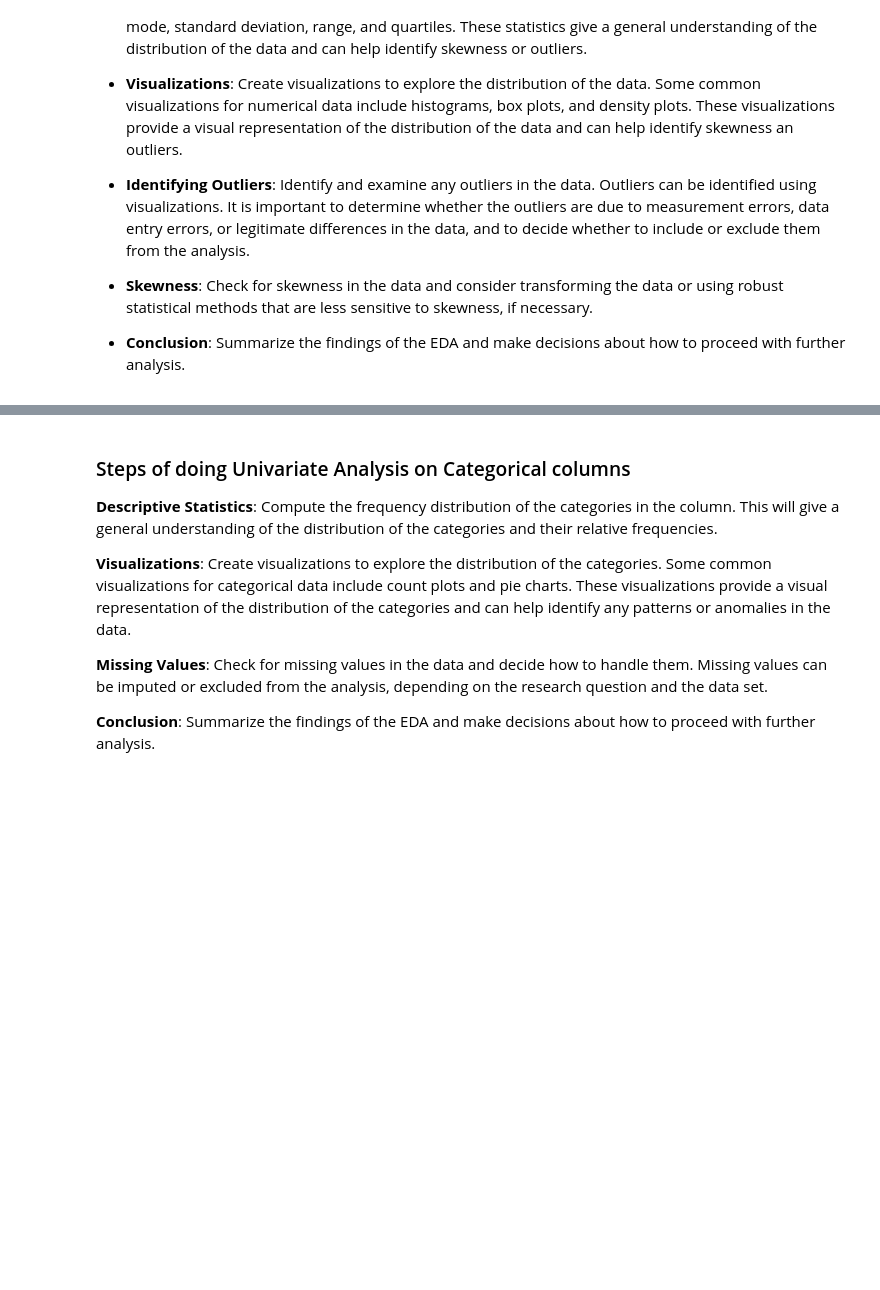
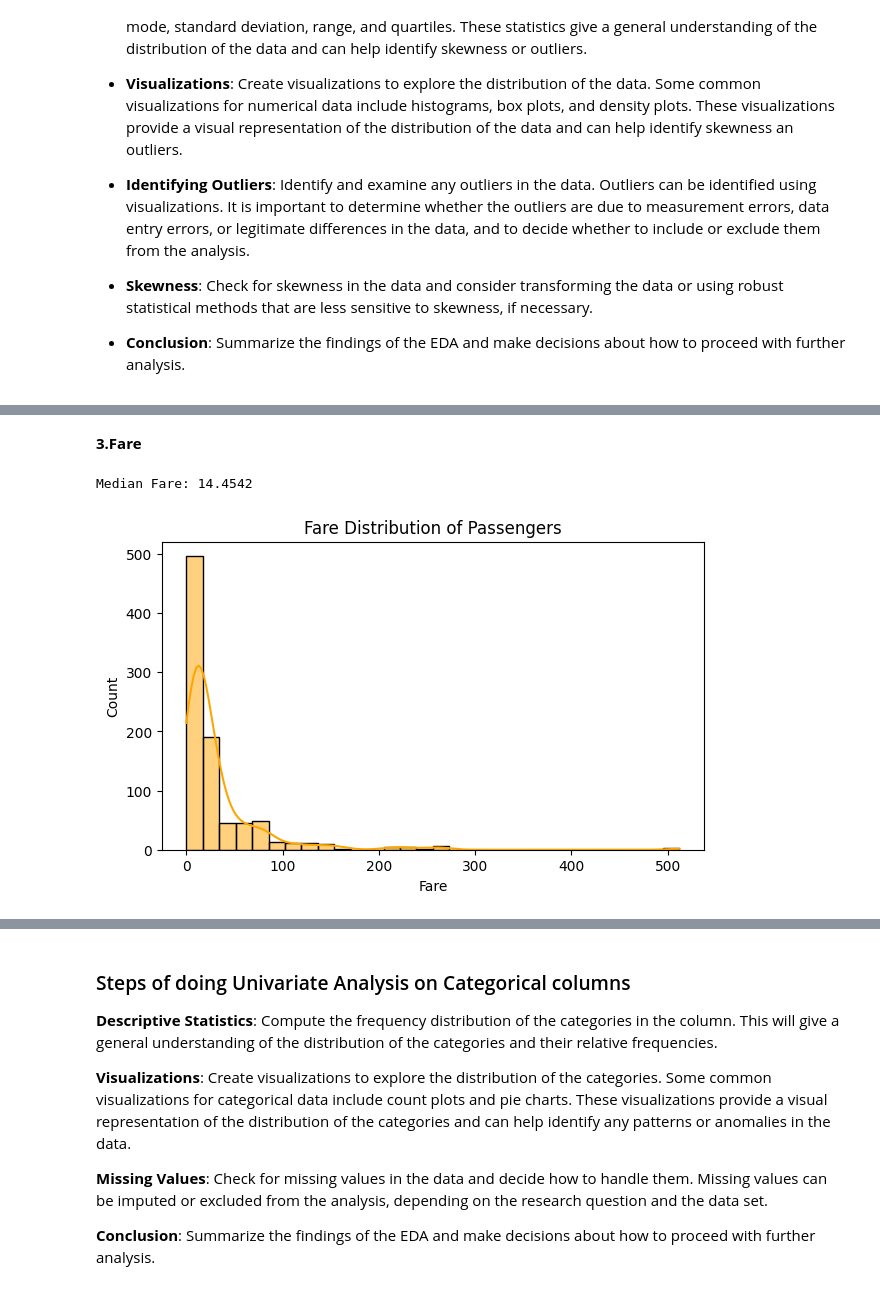
Before and after one commit to Aman-sys-ui/EDA, a Jupyter notebook: Titanic/EDA_Titanic.ipynb, the cells around one changed output, grey strips where cells are left out. Saved outputs shown, nothing was run; the diff lists cells and outputs as text; code cells hidden in the pictures; blank space fills up the shorter version.

```diff
--- a/Titanic/EDA_Titanic.ipynb
+++ b/Titanic/EDA_Titanic.ipynb
@@ -202,0 +368,15 @@ df['Fare'].isnull().sum()
+# %% [markdown]
+**3.Fare**
+# %%
+# Fare distribution
+print("Median Fare:", train['Fare'].median())
+
+plt.figure(figsize=(7,4))
+sns.histplot(train['Fare'], kde=True, bins=30, color='orange')
+plt.title("Fare Distribution of Passengers")
+plt.xlabel("Fare")
+plt.ylabel("Count")
+plt.show()
+# %% [output]
+Median Fare: 14.4542
+[figure, added]
```
Also changed, not shown: parts of 160 cells of this notebook.
